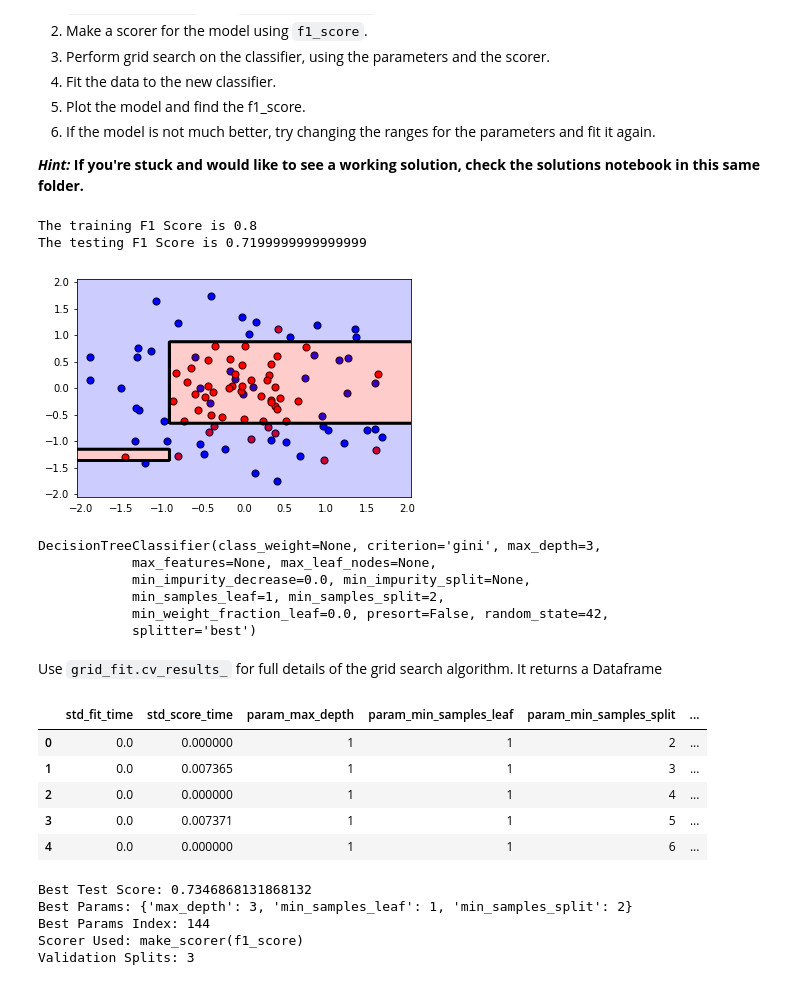
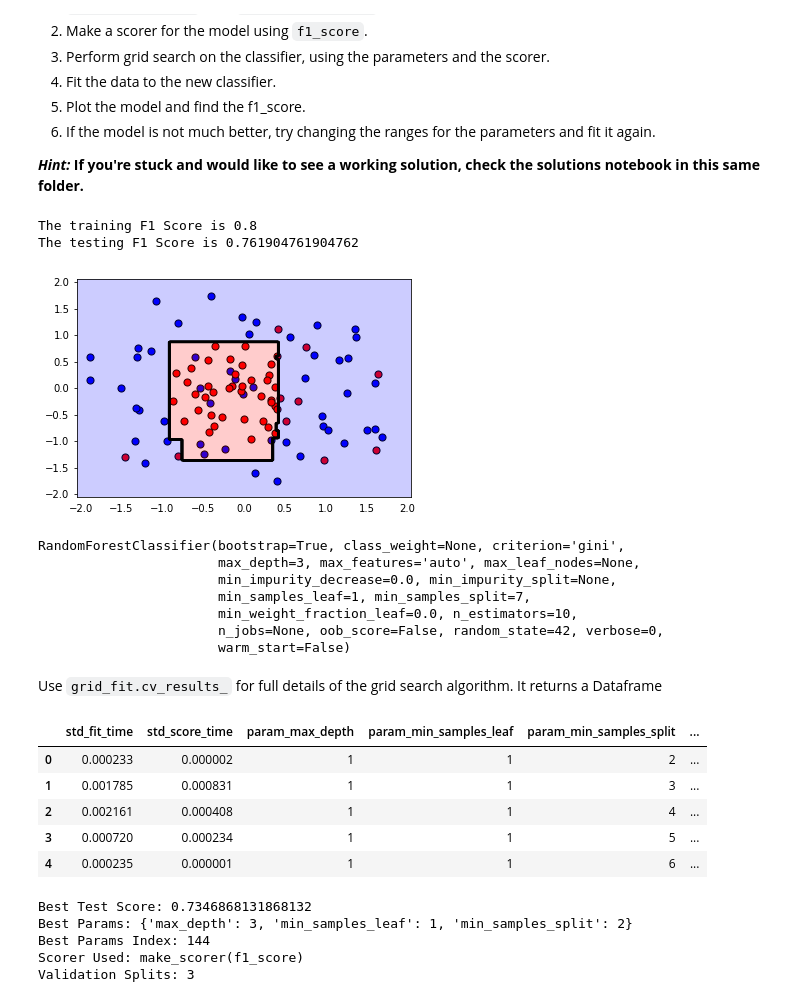
Before and after one commit to 95anantsingh/Udacity-ML-Nanodegree, a Jupyter notebook: Hands-on Exercises/P02 M03 L01 C10 Grid Search Lab.ipynb, the cells around one changed output. Cells and saved outputs as stored; diff of their text form; code cells hidden in the pictures.

```diff
--- a/Hands-on Exercises/P02 M03 L01 C10 Grid Search Lab.ipynb
+++ b/Hands-on Exercises/P02 M03 L01 C10 Grid Search Lab.ipynb
@@ -124,8 +124,9 @@ from sklearn.model_selection import GridSearchCV
 from sklearn.metrics import make_scorer
 from sklearn.metrics import f1_score
 import numpy as np
+from sklearn.ensemble import RandomForestClassifier
 
-clf = DecisionTreeClassifier(random_state=42)
+clf = RandomForestClassifier(random_state=42, n_estimators = 10)
 
 # TODO: Create the parameters list you wish to tune.
 parameters = {'max_depth' : np.arange(1,10),
@@ -135,41 +136,42 @@ parameters = {'max_depth' : np.arange(1,10),
 # TODO: Make an fbeta_score scoring object.
 scorer = make_scorer(f1_score)
 
 # TODO: Perform grid search on the classifier using 'scorer' as the scoring method.
 grid_obj = GridSearchCV(clf, parameters, scoring=scorer, iid=True, cv=3, return_train_score=True)
 
 # TODO: Fit the grid search object to the training data and find the optimal parameters.
 grid_fit = grid_obj.fit(X_train, y_train)
 
 # TODO: Get the estimator.
 best_clf = grid_fit.best_estimator_
 
 # Fit the new model.
 best_clf.fit(X_train, y_train)
 
 # Make predictions using the new model.
 best_train_predictions = best_clf.predict(X_train)
 best_test_predictions = best_clf.predict(X_test)
 
 # Calculate the f1_score of the new model.
 print('The training F1 Score is', f1_score(best_train_predictions, y_train))
 print('The testing F1 Score is', f1_score(best_test_predictions, y_test))
 
 # Plot the new model.
 plot_model(X, y, best_clf)
 
 # Let's also explore what parameters ended up being used in the new model.
 best_clf
 # %% [output]
 The training F1 Score is 0.8
-The testing F1 Score is 0.7199999999999999
+The testing F1 Score is 0.761904761904762
-[figure, old version]
+[figure, new version]
-DecisionTreeClassifier(class_weight=None, criterion='gini', max_depth=3,
-            max_features=None, max_leaf_nodes=None,
-            min_impurity_decrease=0.0, min_impurity_split=None,
-            min_samples_leaf=1, min_samples_split=2,
-            min_weight_fraction_leaf=0.0, presort=False, random_state=42,
-            splitter='best')
+RandomForestClassifier(bootstrap=True, class_weight=None, criterion='gini',
+                       max_depth=3, max_features='auto', max_leaf_nodes=None,
+                       min_impurity_decrease=0.0, min_impurity_split=None,
+                       min_samples_leaf=1, min_samples_split=7,
+                       min_weight_fraction_leaf=0.0, n_estimators=10,
+                       n_jobs=None, oob_score=False, random_state=42, verbose=0,
+                       warm_start=False)
 # %% [markdown]
 Use `grid_fit.cv_results_` for full details of the grid search algorithm.
 It returns a Dataframe
@@ -179,11 +181,11 @@ data = pd.DataFrame(grid_fit.cv_results_)[['std_fit_time', 'std_score_time', 'pa
 data.head()
 # %% [output]
 |  | std_fit_time | std_score_time | param_max_depth | param_min_samples_leaf | param_min_samples_split | ... |
-| 0 | 0.0 | 0.000000 | 1 | 1 | 2 | ... |
-| 1 | 0.0 | 0.007365 | 1 | 1 | 3 | ... |
-| 2 | 0.0 | 0.000000 | 1 | 1 | 4 | ... |
-| 3 | 0.0 | 0.007371 | 1 | 1 | 5 | ... |
-| 4 | 0.0 | 0.000000 | 1 | 1 | 6 | ... |
+| 0 | 0.000233 | 0.000002 | 1 | 1 | 2 | ... |
+| 1 | 0.001785 | 0.000831 | 1 | 1 | 3 | ... |
+| 2 | 0.002161 | 0.000408 | 1 | 1 | 4 | ... |
+| 3 | 0.000720 | 0.000234 | 1 | 1 | 5 | ... |
+| 4 | 0.000235 | 0.000001 | 1 | 1 | 6 | ... |
 # %%
 print('Best Test Score: ' + str(grid_fit.best_score_) + '\nBest Params: ' + str(grid_fit.best_params_) + '\nBest Params Index: ' +
       str(grid_fit.best_index_) + '\nScorer Used: ' + str(grid_fit.scorer_) + '\nValidation Splits: ' + str(grid_fit.n_splits_))
```
Also changed, not shown: 3 other files.
